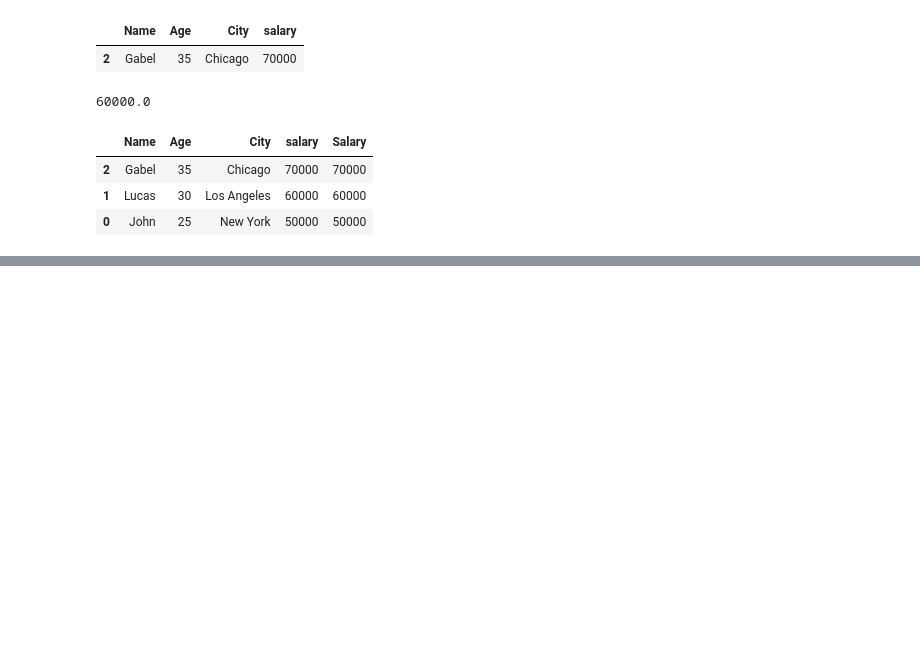
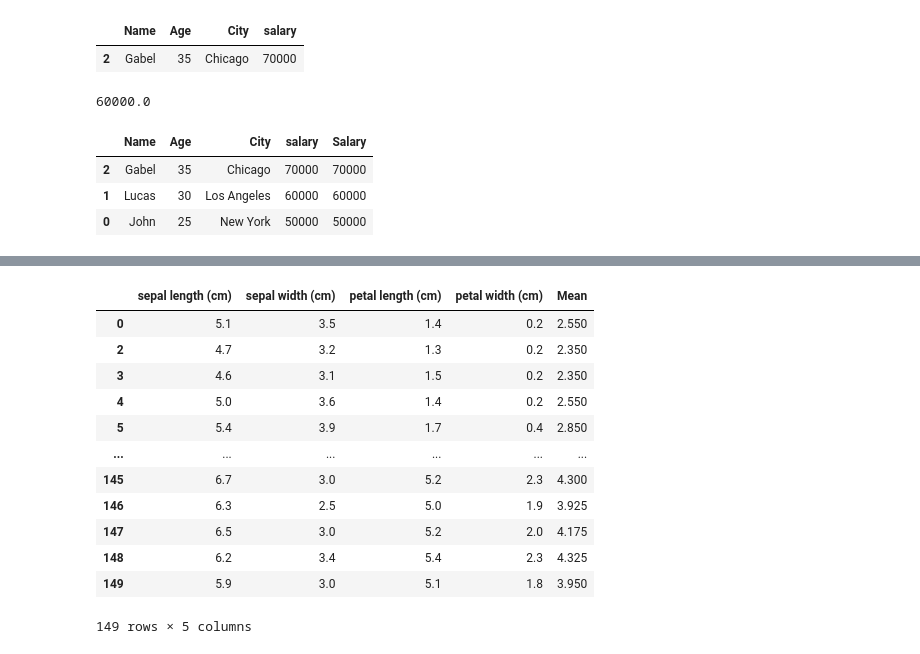
Before and after one commit to Biolater/Python-Journey, a Jupyter notebook: training.ipynb, the cells around one changed output, grey strips where cells are left out. Saved outputs shown, nothing was run; the diff lists cells and outputs as text; code cells hidden in the pictures; blank space fills up the shorter version.

```diff
--- a/training.ipynb
+++ b/training.ipynb
@@ -292,0 +1020,2 @@ df.sort_values("Age", ascending=False)
+# %%
+iris_df["Mean"] = iris_df.mean(axis=1)
@@ -292,0 +1031,16 @@ df.sort_values("Age", ascending=False)
+# %%
+iris_df.drop(index=1)
+# %% [output]
+|  | sepal length (cm) | sepal width (cm) | petal length (cm) | petal width (cm) | Mean |
+| 0 | 5.1 | 3.5 | 1.4 | 0.2 | 2.550 |
+| 2 | 4.7 | 3.2 | 1.3 | 0.2 | 2.350 |
+| 3 | 4.6 | 3.1 | 1.5 | 0.2 | 2.350 |
+| 4 | 5.0 | 3.6 | 1.4 | 0.2 | 2.550 |
+| 5 | 5.4 | 3.9 | 1.7 | 0.4 | 2.850 |
+| ... | ... | ... | ... | ... | ... |
+| 145 | 6.7 | 3.0 | 5.2 | 2.3 | 4.300 |
+| 146 | 6.3 | 2.5 | 5.0 | 1.9 | 3.925 |
+| 147 | 6.5 | 3.0 | 5.2 | 2.0 | 4.175 |
+| 148 | 6.2 | 3.4 | 5.4 | 2.3 | 4.325 |
+| 149 | 5.9 | 3.0 | 5.1 | 1.8 | 3.950 |
+149 rows × 5 columns
```
Also changed, not shown: parts of 91 cells of this notebook.
